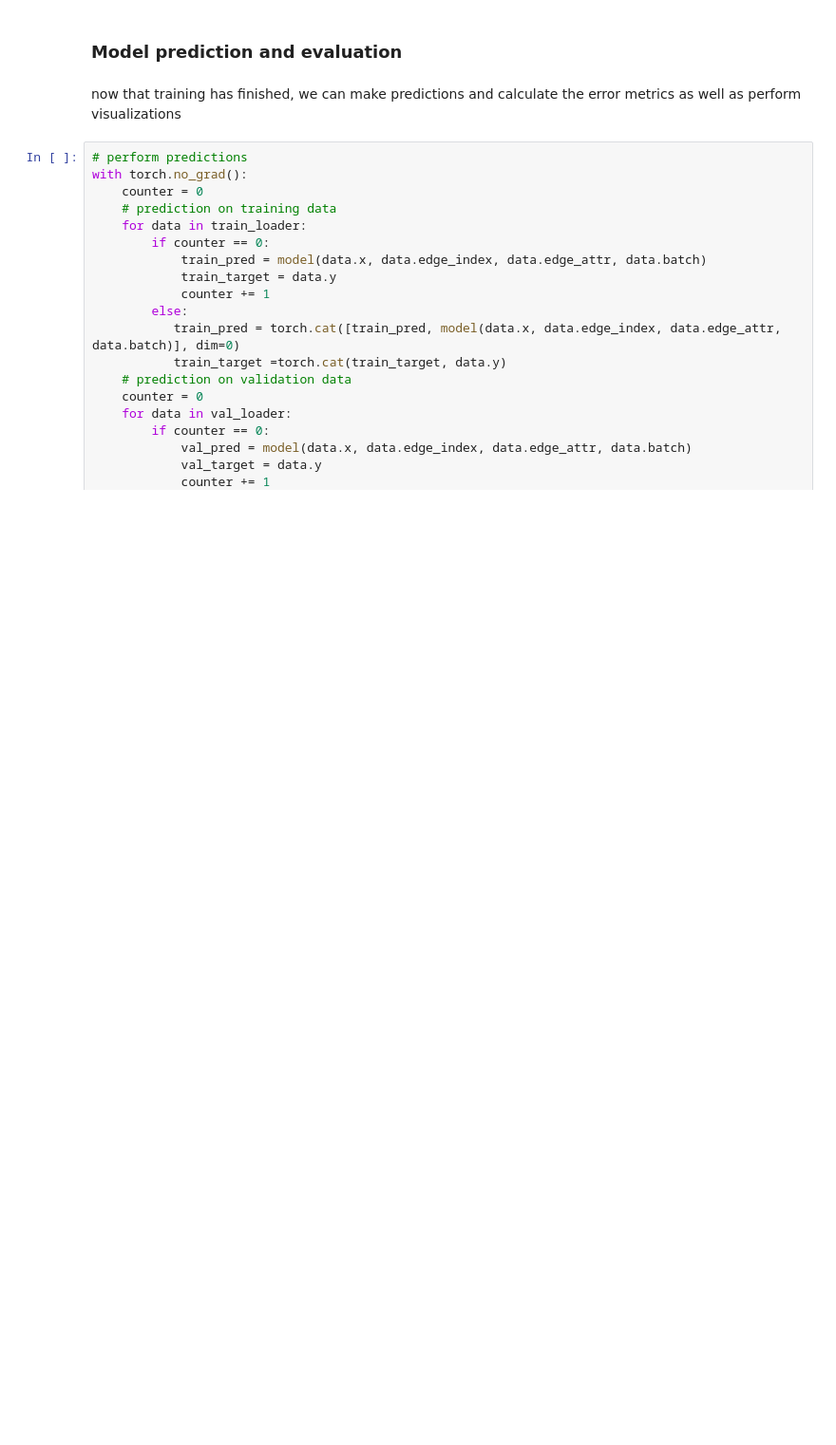
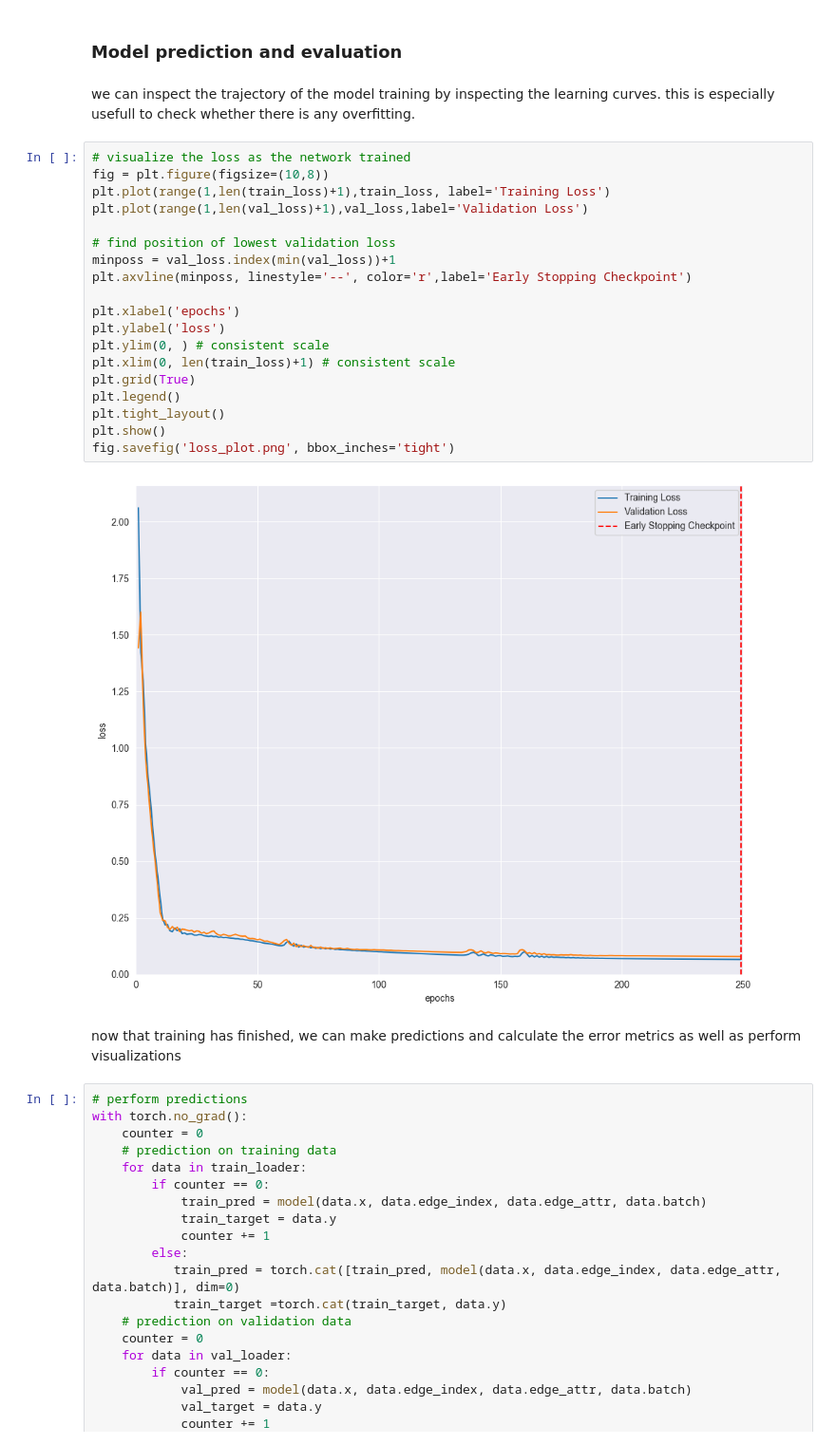
Before and after one commit to FiammettaC/AI-for-Chemical-Engineers, a Jupyter notebook: week06/01_graph_neural_networks.ipynb, the cells around one changed output. Shown at 95% size. Saved outputs shown, nothing was run; the diff lists cells and outputs as text; blank space fills up the shorter version.

```diff
--- a/week06/01_graph_neural_networks.ipynb
+++ b/week06/01_graph_neural_networks.ipynb
@@ -198,5 +228,28 @@ Epoch: 099, Loss: 0.1781 Val: 0.1736 Test: 0.1669
 # %% [markdown]
 ### Model prediction and evaluation
+# %% [markdown]
+we can inspect the trajectory of the model training by inspecting the learning curves. this is especially usefull to check whether there is any overfitting.
+# %%
+# visualize the loss as the network trained
+fig = plt.figure(figsize=(10,8))
+plt.plot(range(1,len(train_loss)+1),train_loss, label='Training Loss')
+plt.plot(range(1,len(val_loss)+1),val_loss,label='Validation Loss')
+
+# find position of lowest validation loss
+minposs = val_loss.index(min(val_loss))+1
+plt.axvline(minposs, linestyle='--', color='r',label='Early Stopping Checkpoint')
+
+plt.xlabel('epochs')
+plt.ylabel('loss')
+plt.ylim(0, ) # consistent scale
+plt.xlim(0, len(train_loss)+1) # consistent scale
+plt.grid(True)
+plt.legend()
+plt.tight_layout()
+plt.show()
+fig.savefig('loss_plot.png', bbox_inches='tight')
+# %% [output]
+[figure, added]
 # %% [markdown]
 now that training has finished, we can make predictions and calculate the error metrics as well as perform visualizations
 # %%
```
Also changed, not shown: parts of 11 cells of this notebook, 1 other file.
